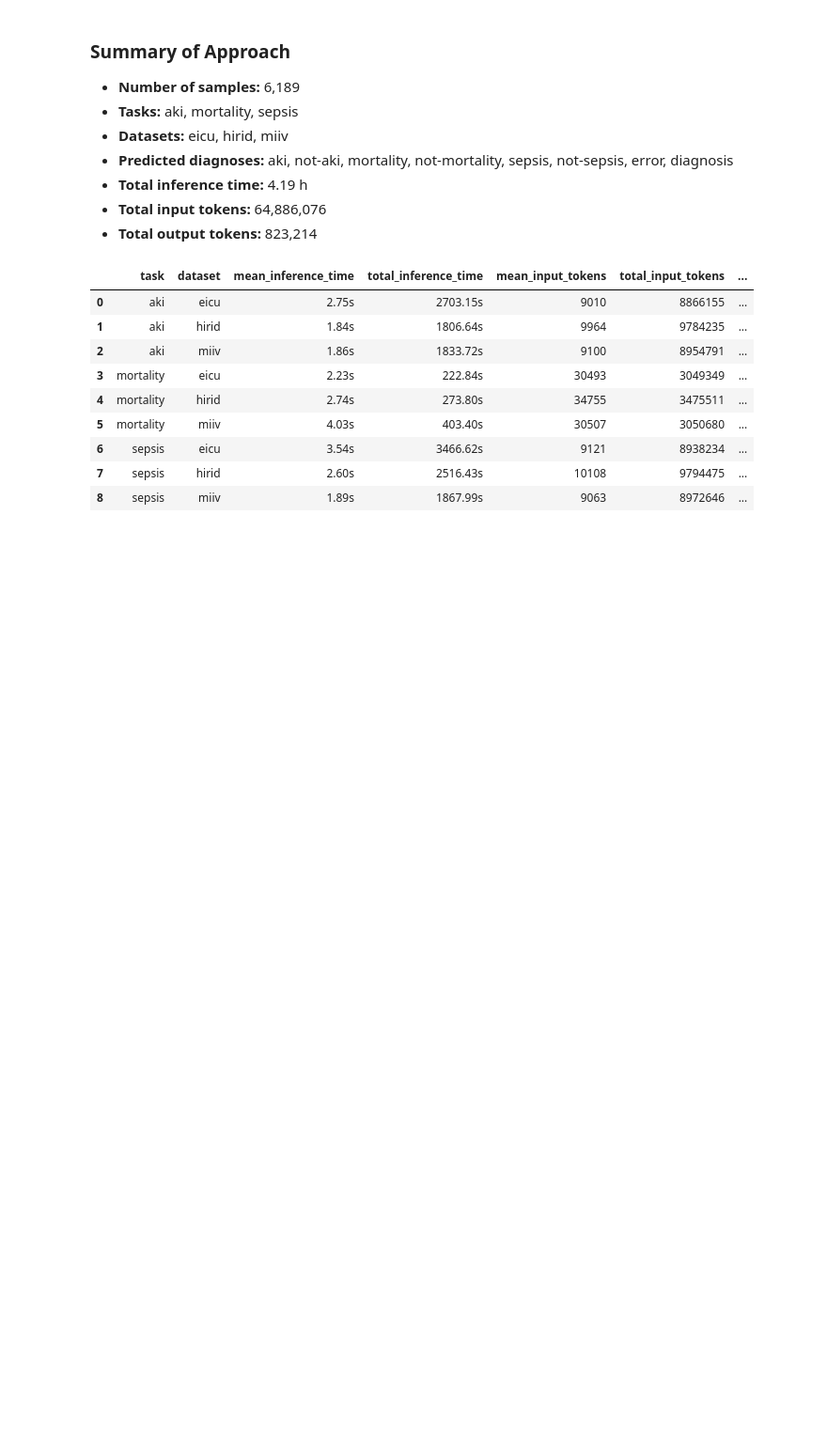
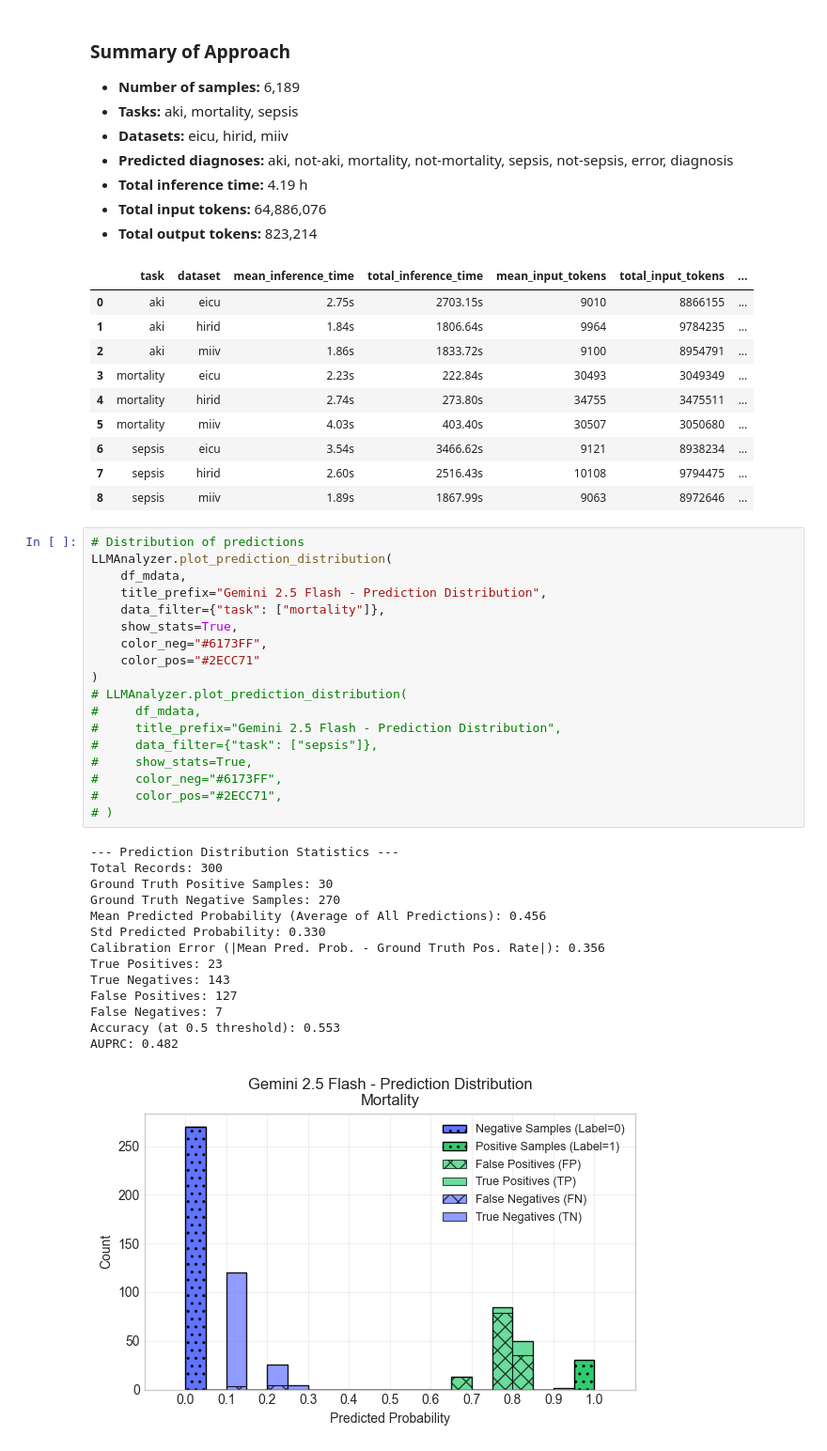
Before and after one commit to j4nberner/pulse, a Jupyter notebook: notebooks/analyze_gemini2p5.ipynb, the cells around one changed output. Shown at 94% size. Saved outputs shown, nothing was run; the diff lists cells and outputs as text; blank space fills up the shorter version.

```diff
--- a/notebooks/analyze_gemini2p5.ipynb
+++ b/notebooks/analyze_gemini2p5.ipynb
@@ -90,3 +99,36 @@ Total output tokens: 823,214
 | 6 | sepsis | eicu | 3.54s | 3466.62s | 9121 | 8938234 | ... |
 | 7 | sepsis | hirid | 2.60s | 2516.43s | 10108 | 9794475 | ... |
 | 8 | sepsis | miiv | 1.89s | 1867.99s | 9063 | 8972646 | ... |
+# %%
+# Distribution of predictions
+LLMAnalyzer.plot_prediction_distribution(
+    df_mdata,
+    title_prefix="Gemini 2.5 Flash - Prediction Distribution",
+    data_filter={"task": ["mortality"]},
+    show_stats=True,
+    color_neg="#6173FF",
+    color_pos="#2ECC71"
+)
+# LLMAnalyzer.plot_prediction_distribution(
+#     df_mdata,
+#     title_prefix="Gemini 2.5 Flash - Prediction Distribution",
+#     data_filter={"task": ["sepsis"]},
+#     show_stats=True,
+#     color_neg="#6173FF",
+#     color_pos="#2ECC71",
+# )
+# %% [output]
+--- Prediction Distribution Statistics ---
+Total Records: 300
+Ground Truth Positive Samples: 30
+Ground Truth Negative Samples: 270
+Mean Predicted Probability (Average of All Predictions): 0.456
+Std Predicted Probability: 0.330
+Calibration Error (|Mean Pred. Prob. - Ground Truth Pos. Rate|): 0.356
+True Positives: 23
+True Negatives: 143
+False Positives: 127
+False Negatives: 7
+Accuracy (at 0.5 threshold): 0.553
+AUPRC: 0.482
+[figure, added]
```
Also changed, not shown: parts of 5 cells of this notebook, 9 other files.
